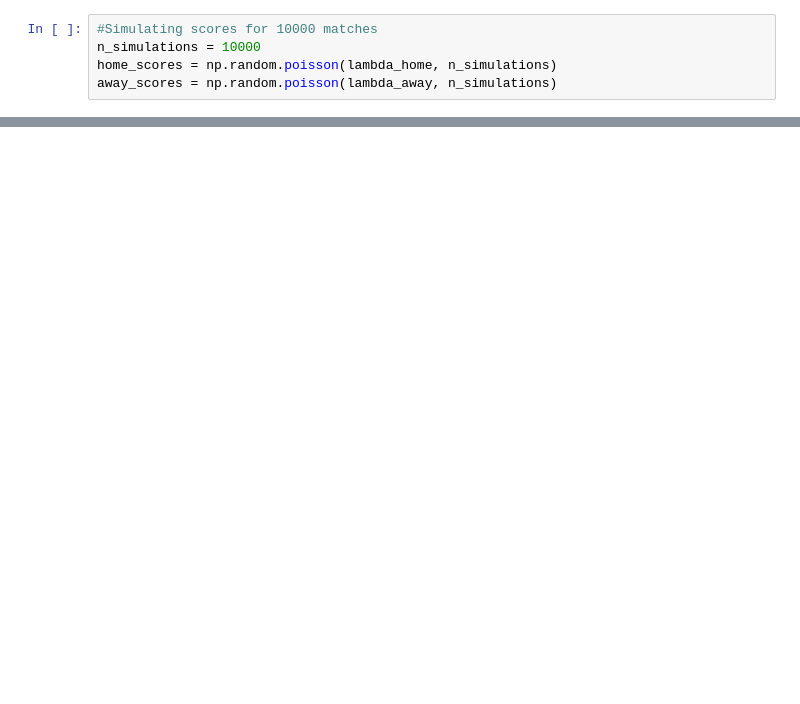
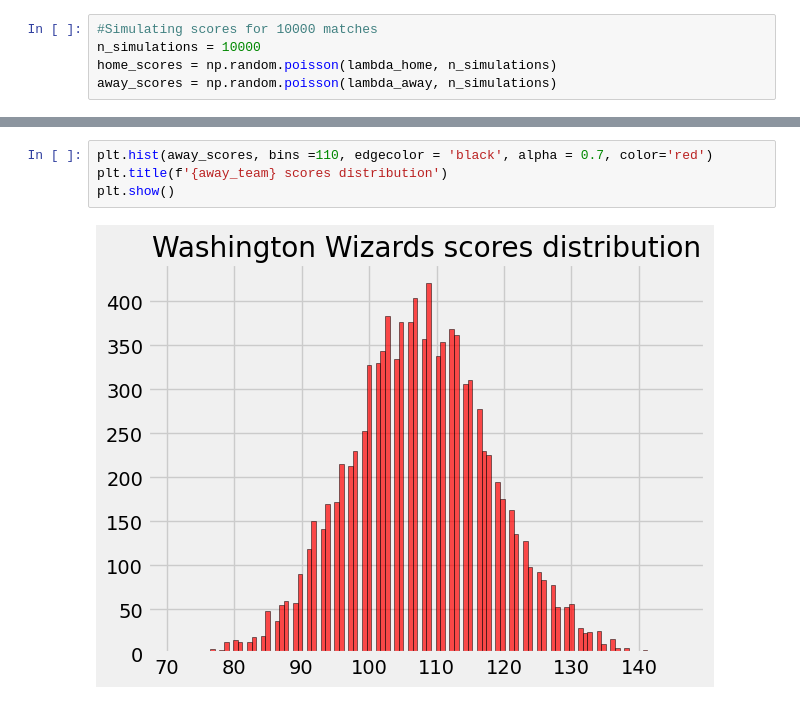
Before and after one commit to Aditya24Sharma/Basketball_Analytics, a Jupyter notebook: jupyter_notebook/notebook_checkpoints.ipynb, the cells around one changed output, grey strips where cells are left out. Cells and saved outputs as stored; diff of their text form; blank space fills up the shorter version.

```diff
--- a/jupyter_notebook/notebook_checkpoints.ipynb
+++ b/jupyter_notebook/notebook_checkpoints.ipynb
@@ -370,0 +365,6 @@ array([[0., 0., 0., 0., 0., 0.],
+# %%
+plt.hist(away_scores, bins =110, edgecolor = 'black', alpha = 0.7, color='red')
+plt.title(f'{away_team} scores distribution')
+plt.show()
+# %% [output]
+[figure, added]
```
Also changed, not shown: parts of 17 cells of this notebook, 1 other file.
